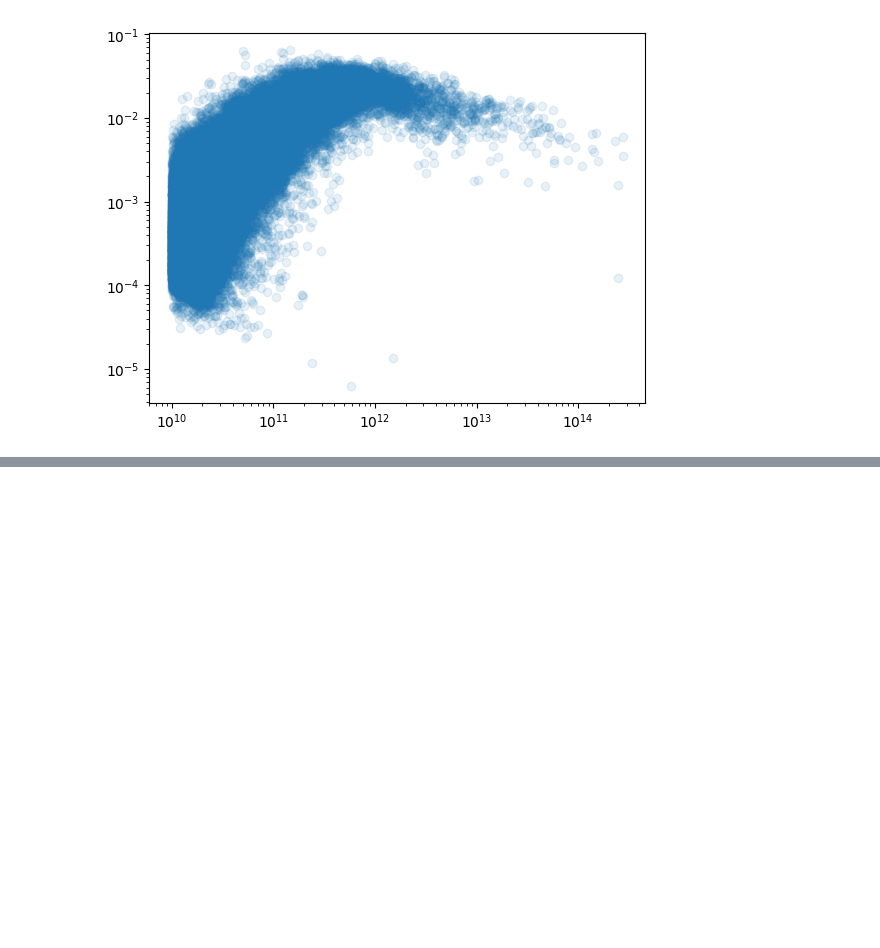
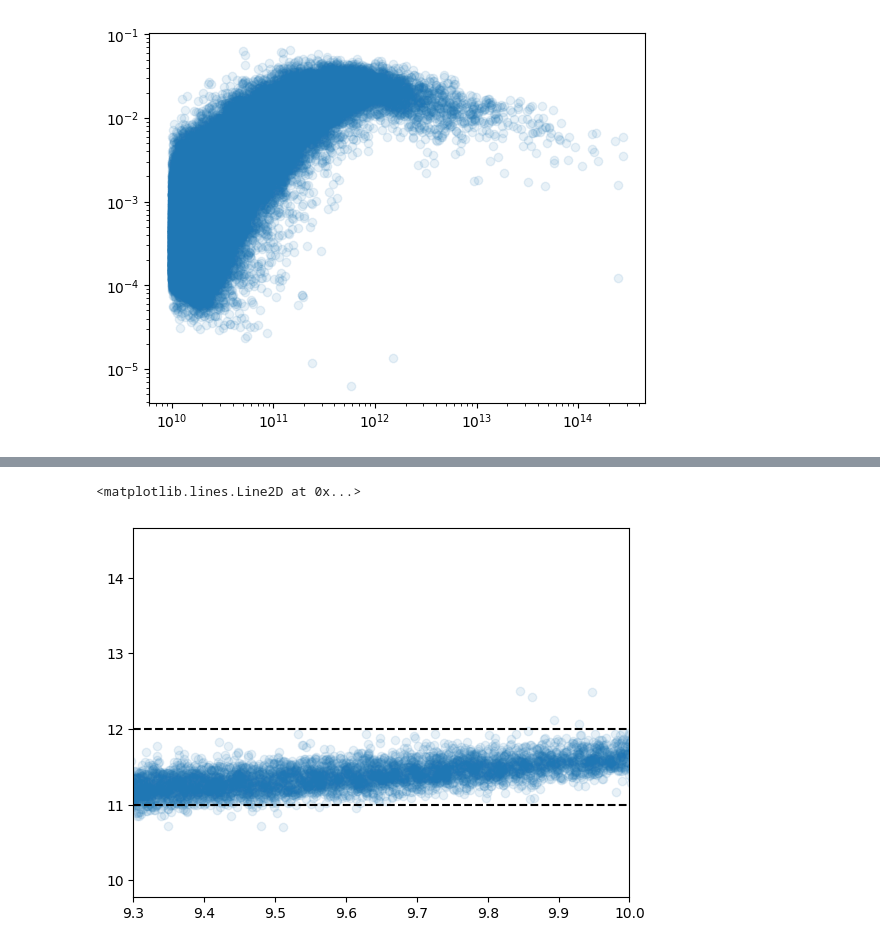
Before and after one commit to ismael-mendoza/multicam-tng-mah, a Jupyter notebook: notebooks/current/2025-11-10 Mass bin MultiCAM Trying Mpeak.ipynb, the cells around one changed output, grey strips where cells are left out. Cells and saved outputs as stored; diff of their text form; code cells hidden in the pictures; blank space fills up the shorter version.

```diff
--- a/notebooks/current/2025-11-10 Mass bin MultiCAM Trying Mpeak.ipynb
+++ b/notebooks/current/2025-11-10 Mass bin MultiCAM Trying Mpeak.ipynb
@@ -70,0 +75,8 @@ Text(0.5, 0, 'M_peak')
+# %%
+plt.scatter(log_smass, log_mpeak,  alpha=0.1)
+plt.xlim(9.3, 10.0)
+plt.axhline(11, c='k', ls='--')
+plt.axhline(12, c='k', ls='--')
+# %% [output]
+<matplotlib.lines.Line2D at 0x...>
+[figure, added]
```
Also changed, not shown: parts of 10 cells of this notebook.
